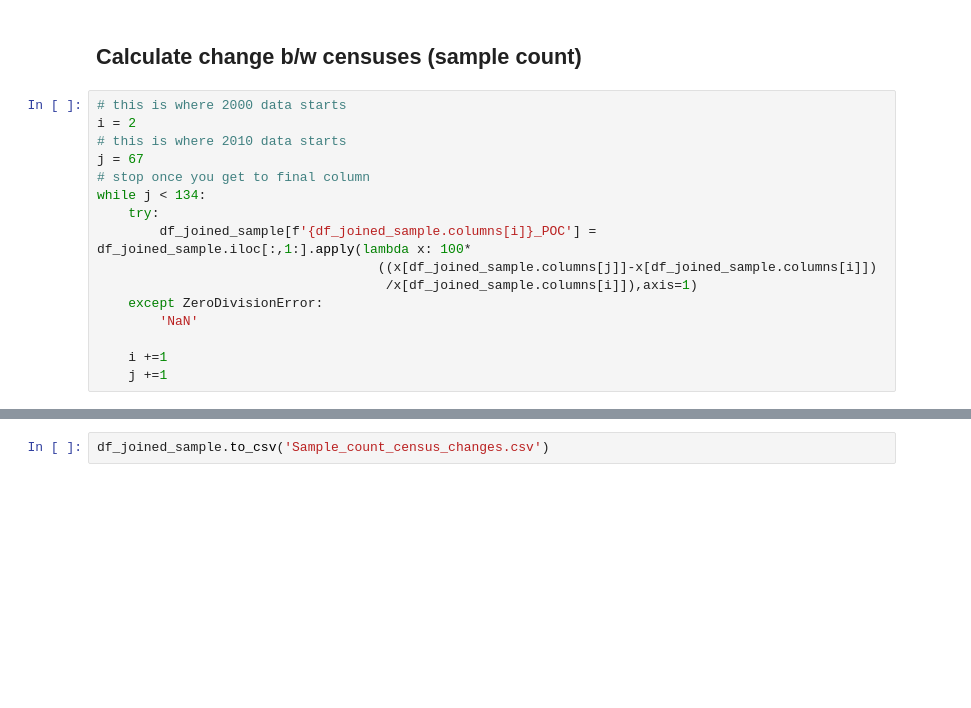
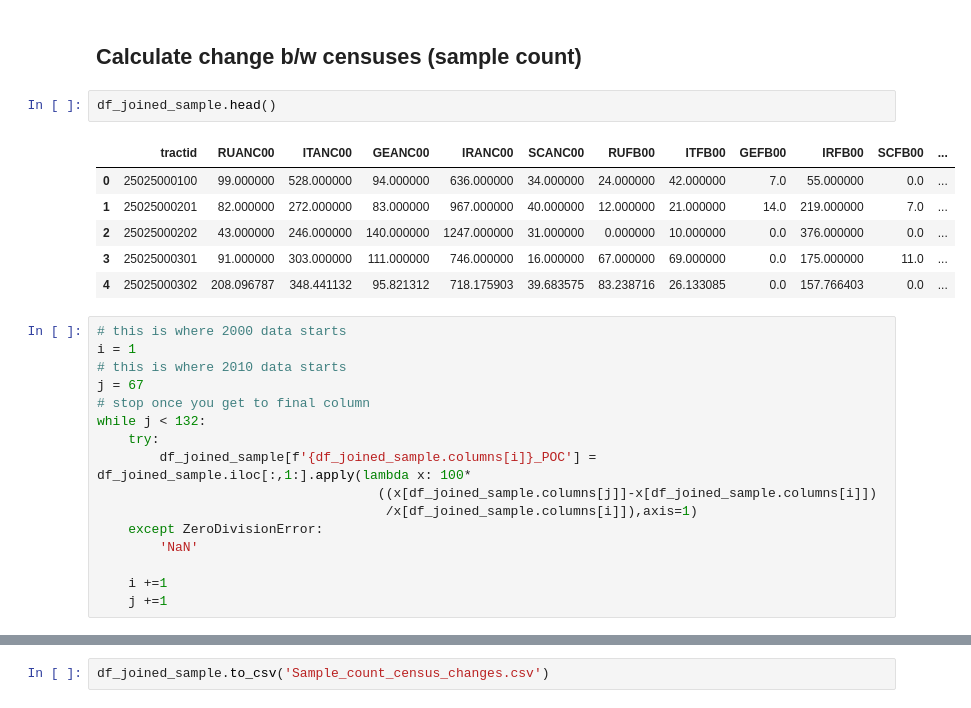
Before and after one commit to krbarounis/Predicting_Gentrification, a Jupyter notebook: Census_Data.ipynb, the cells around one changed output, grey strips where cells are left out. Saved outputs shown, nothing was run; the diff lists cells and outputs as text; blank space fills up the shorter version.

```diff
--- a/Census_Data.ipynb
+++ b/Census_Data.ipynb
@@ -158,13 +154,22 @@ df_joined_sample.shape
 (203, 133)
 # %% [markdown]
 ## Calculate change b/w censuses (sample count)
+# %%
+df_joined_sample.head()
+# %% [output]
+|  | tractid | RUANC00 | ITANC00 | GEANC00 | IRANC00 | SCANC00 | RUFB00 | ITFB00 | GEFB00 | IRFB00 | SCFB00 | ... |
+| 0 | 25025000100 | 99.000000 | 528.000000 | 94.000000 | 636.000000 | 34.000000 | 24.000000 | 42.000000 | 7.0 | 55.000000 | 0.0 | ... |
+| 1 | 25025000201 | 82.000000 | 272.000000 | 83.000000 | 967.000000 | 40.000000 | 12.000000 | 21.000000 | 14.0 | 219.000000 | 7.0 | ... |
+| 2 | 25025000202 | 43.000000 | 246.000000 | 140.000000 | 1247.000000 | 31.000000 | 0.000000 | 10.000000 | 0.0 | 376.000000 | 0.0 | ... |
+| 3 | 25025000301 | 91.000000 | 303.000000 | 111.000000 | 746.000000 | 16.000000 | 67.000000 | 69.000000 | 0.0 | 175.000000 | 11.0 | ... |
+| 4 | 25025000302 | 208.096787 | 348.441132 | 95.821312 | 718.175903 | 39.683575 | 83.238716 | 26.133085 | 0.0 | 157.766403 | 0.0 | ... |
 # %%
 # this is where 2000 data starts
-i = 2
+i = 1
 # this is where 2010 data starts
 j = 67
 # stop once you get to final column
-while j < 134:
+while j < 132:
     try:
         df_joined_sample[f'{df_joined_sample.columns[i]}_POC'] = df_joined_sample.iloc[:,1:].apply(lambda x: 100*
                                     ((x[df_joined_sample.columns[j]]-x[df_joined_sample.columns[i]])
```
Also changed, not shown: parts of 3 cells of this notebook.
